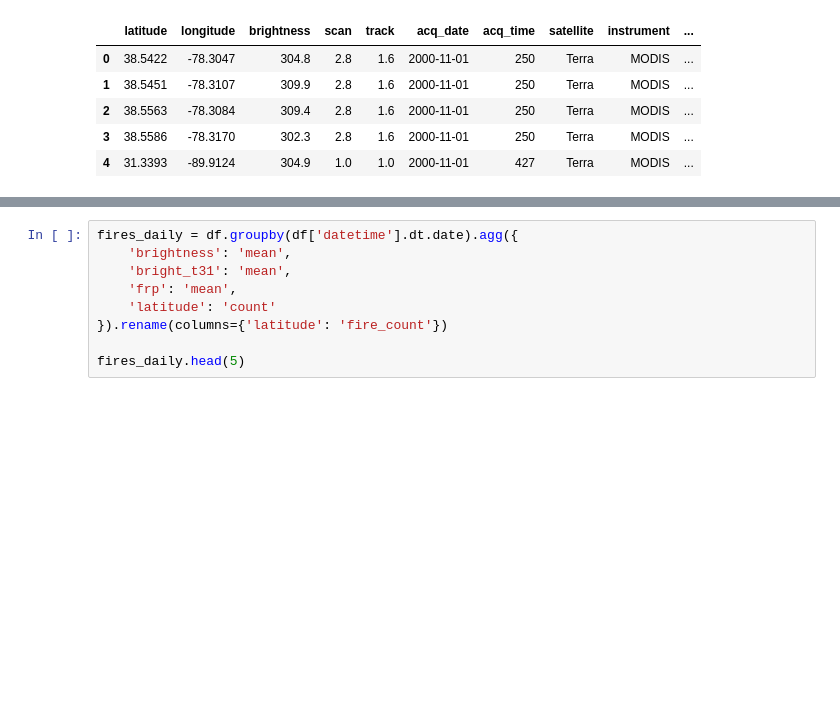
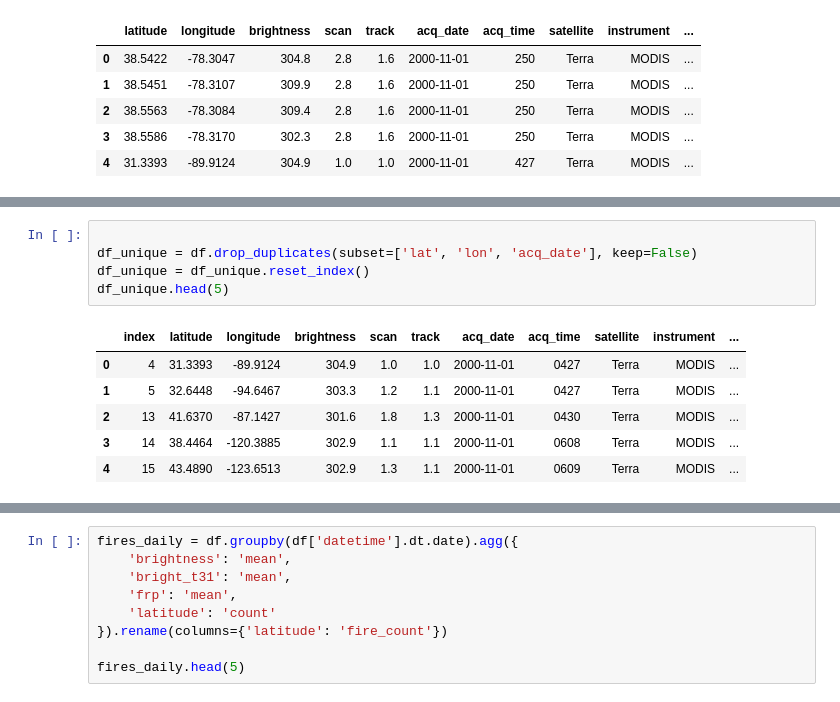
Before and after one commit to livvyaaa/cs5131proj, a Jupyter notebook: firms_lstm.ipynb, the cells around one changed output, grey strips where cells are left out. Saved outputs shown, nothing was run; the diff lists cells and outputs as text; blank space fills up the shorter version.

```diff
--- a/firms_lstm.ipynb
+++ b/firms_lstm.ipynb
@@ -140,0 +75,12 @@ df.head(5)
+# %%
+
+df_unique = df.drop_duplicates(subset=['lat', 'lon', 'acq_date'], keep=False)
+df_unique = df_unique.reset_index()
+df_unique.head(5)
+# %% [output]
+|  | index | latitude | longitude | brightness | scan | track | acq_date | acq_time | satellite | instrument | ... |
+| 0 | 4 | 31.3393 | -89.9124 | 304.9 | 1.0 | 1.0 | 2000-11-01 | 0427 | Terra | MODIS | ... |
+| 1 | 5 | 32.6448 | -94.6467 | 303.3 | 1.2 | 1.1 | 2000-11-01 | 0427 | Terra | MODIS | ... |
+| 2 | 13 | 41.6370 | -87.1427 | 301.6 | 1.8 | 1.3 | 2000-11-01 | 0430 | Terra | MODIS | ... |
+| 3 | 14 | 38.4464 | -120.3885 | 302.9 | 1.1 | 1.1 | 2000-11-01 | 0608 | Terra | MODIS | ... |
+| 4 | 15 | 43.4890 | -123.6513 | 302.9 | 1.3 | 1.1 | 2000-11-01 | 0609 | Terra | MODIS | ... |
```
Also changed, not shown: parts of 12 cells of this notebook, 1 other file.
